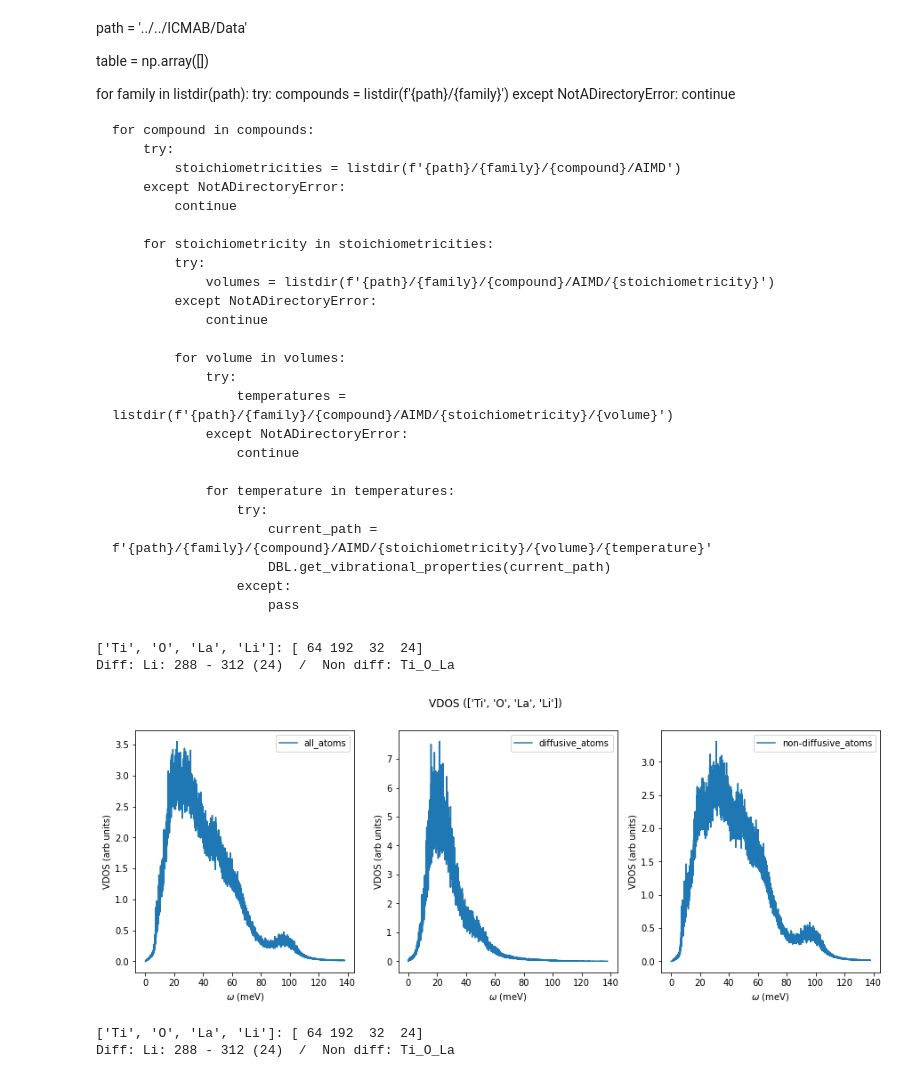
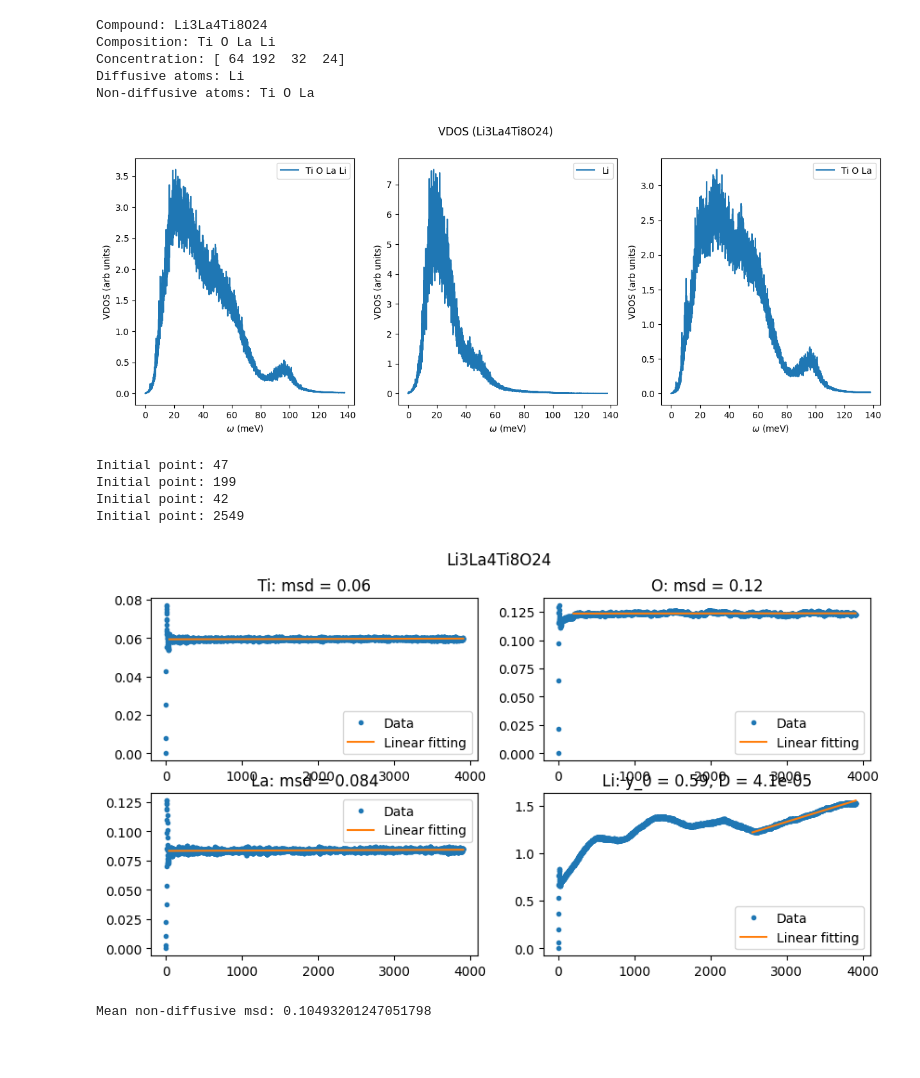
Before and after one commit to CibranLopez/Database, a Jupyter notebook: Incorporate_data.ipynb, the cells around one changed output. Cells and saved outputs as stored; diff of their text form; code cells hidden in the pictures; blank space fills up the shorter version.

Commit message:
Various diffusive elements and diffusion coefficient

```diff
--- a/Incorporate_data.ipynb
+++ b/Incorporate_data.ipynb
@@ -2,52 +2,26 @@
 import DB_library as DBL
 from os import system, chdir, listdir
 import numpy as np
-# %% [markdown]
-path = '../../ICMAB/Data'
-
-table = np.array([])
-
-for family in listdir(path):
-    try:
-        compounds = listdir(f'{path}/{family}')
-    except NotADirectoryError:
-        continue
-
-    for compound in compounds:
-        try:
-            stoichiometricities = listdir(f'{path}/{family}/{compound}/AIMD')
-        except NotADirectoryError:
-            continue
-
-        for stoichiometricity in stoichiometricities:
-            try:
-                volumes = listdir(f'{path}/{family}/{compound}/AIMD/{stoichiometricity}')
-            except NotADirectoryError:
-                continue
-
-            for volume in volumes:
-                try:
-                    temperatures = listdir(f'{path}/{family}/{compound}/AIMD/{stoichiometricity}/{volume}')
-                except NotADirectoryError:
-                    continue
-
-                for temperature in temperatures:
-                    try:
-                        current_path = f'{path}/{family}/{compound}/AIMD/{stoichiometricity}/{volume}/{temperature}'
-                        DBL.get_vibrational_properties(current_path)
-                    except:
-                        pass
 # %%
 path = '../../../Desktop'
 
 DBL.get_VACF_VDOS(path)
 
 DBL.get_vibrational_properties(path)
 
 #DBL.get_mean_square_displacement(path)
+
+DBL.get_diffusion_coefficient(path)
 # %% [output]
-['Ti', 'O', 'La', 'Li']: [ 64 192  32  24]
-Diff: Li: 288 - 312 (24)  /  Non diff: Ti_O_La
+Compound: Li3La4Ti8O24
+Composition: Ti O La Li
+Concentration: [ 64 192  32  24]
+Diffusive atoms: Li
+Non-diffusive atoms: Ti O La
-[figure, old version]
+[figure, new version]
-['Ti', 'O', 'La', 'Li']: [ 64 192  32  24]
-Diff: Li: 288 - 312 (24)  /  Non diff: Ti_O_La
+Initial point: 47
+Initial point: 199
+Initial point: 42
+Initial point: 2549
+[figure, added]
+Mean non-diffusive msd: 0.10493201247051798
```
Also changed, not shown: parts of 1 cell of this notebook, 2 other files.
